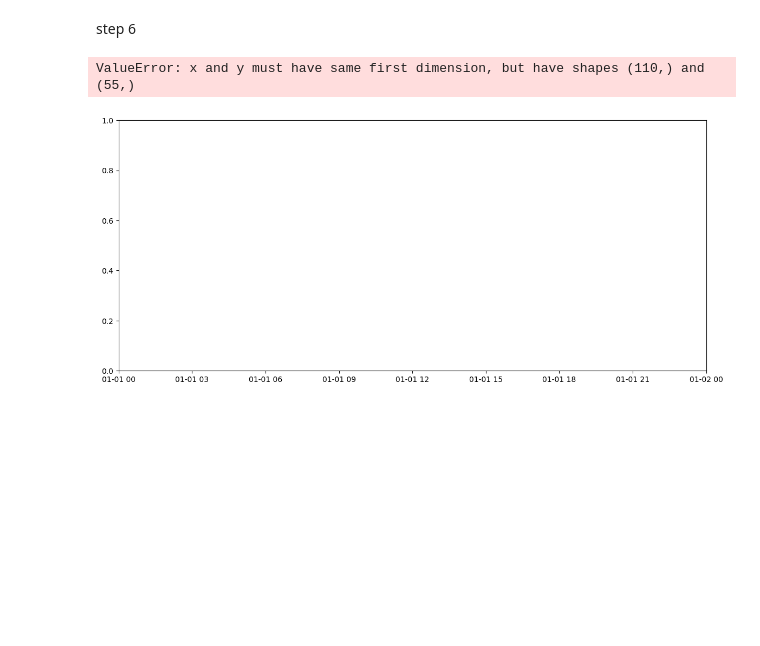
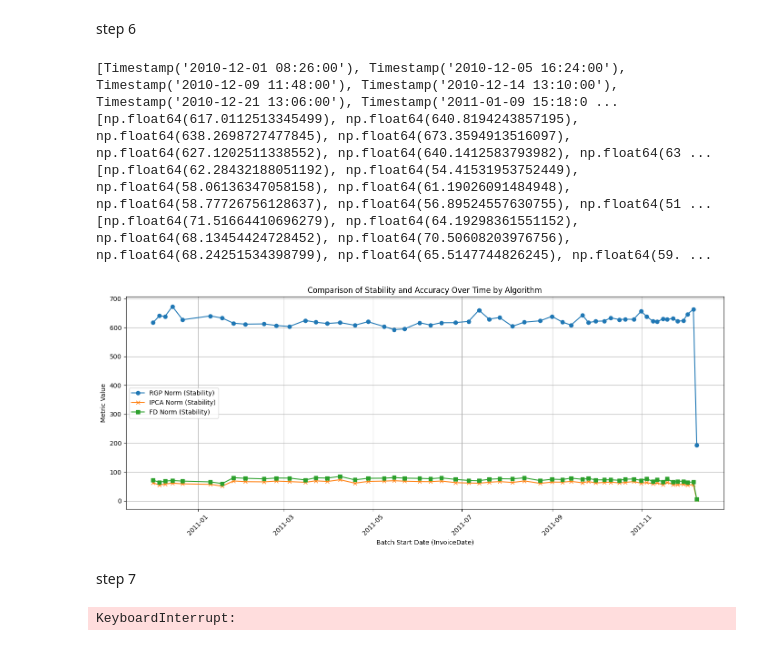
Before and after one commit to h-a-bhsht/data_mining, a Jupyter notebook: data1.ipynb, the cells around one changed output. Drawn from its saved outputs; the diff is of its cells as text; code cells hidden in the pictures; blank space fills up the shorter version.

Commit message:
step 7 , first try

```diff
--- a/data1.ipynb
+++ b/data1.ipynb
@@ -179,7 +179,7 @@ for idx,batch in enumerate(batches):
   #print(f"Batch {idx+1}: Shape={ipca_result.shape}, Frobenius={norm(X - re_ipca, 'fro')}, MSE={np.mean((X - re_ipca) ** 2)}, ExplainedVar={explained_var}")
   ipca_norms.append(norm(X - re_ipca, 'fro'))
   ipca_mse.append(np.mean((X - re_ipca) ** 2))
-  invoice_dates.append(explained_var)
+  #invoice_dates.append(explained_var)
 
 
   l = 50
@@ -188,32 +188,82 @@ for idx,batch in enumerate(batches):
   for i in range(n):
     a = X[i,:].reshape(1, -1)
     fd = np.vstack((fd, a))
     U, S, Vt = np.linalg.svd(fd, full_matrices=False)
     delta = S[l-1]**2
     S = np.sqrt(np.maximum(S**2 - delta, 0))
     fd = np.diag(S) @ Vt
     fd = fd[:l, :]
     fd_result = X @ fd.T
   re_fd = fd_result @ np.linalg.pinv(fd).T
   #print(f"Batch {idx+1}: Shape={fd_result.shape}, Frobenius={norm(X - re_fd, 'fro')}, MSE={np.mean((X - re_fd) ** 2)}, ExplainedVar=Not Applicable")
   fd_norms.append(norm(X - re_fd, 'fro'))
   fd_mse.append(np.mean((X - re_fd) ** 2))
 
 plt.figure(figsize=(14, 6))
+print(invoice_dates[:10])
+print(rgp_norms[:10])
+print(ipca_norms[:10])
+print(fd_norms[:10])
 plt.plot(invoice_dates, rgp_norms, marker='o', label='RGP Norm (Stability)')
 plt.plot(invoice_dates, ipca_norms, marker='x', label='IPCA Norm (Stability)')
 plt.plot(invoice_dates, fd_norms, marker='s', label='FD Norm (Stability)')
 # plt.plot(invoice_dates, rgp_mse, marker='o', linestyle='--', label='RGP MSE (Accuracy)')
 # plt.plot(invoice_dates, ipca_mse, marker='x', linestyle='--', label='IPCA MSE (Accuracy)')
 # plt.plot(invoice_dates, fd_mse, marker='s', linestyle='--', label='FD MSE (Accuracy)')
 plt.title('Comparison of Stability and Accuracy Over Time by Algorithm')
 plt.xlabel('Batch Start Date (InvoiceDate)')
 plt.ylabel('Metric Value')
 plt.legend(loc='best')
 plt.xticks(rotation=45)
 plt.grid(True)
 plt.tight_layout()
 plt.show()
 # %% [output]
-ValueError: x and y must have same first dimension, but have shapes (110,) and (55,)
+[Timestamp('2010-12-01 08:26:00'), Timestamp('2010-12-05 16:24:00'), Timestamp('2010-12-09 11:48:00'), Timestamp('2010-12-14 13:10:00'), Timestamp('2010-12-21 13:06:00'), Timestamp('2011-01-09 15:18:0 ...
+[np.float64(617.0112513345499), np.float64(640.8194243857195), np.float64(638.2698727477845), np.float64(673.3594913516097), np.float64(627.1202511338552), np.float64(640.1412583793982), np.float64(63 ...
+[np.float64(62.28432188051192), np.float64(54.41531953752449), np.float64(58.06136347058158), np.float64(61.19026091484948), np.float64(58.77726756128637), np.float64(56.89524557630755), np.float64(51 ...
+[np.float64(71.51664410696279), np.float64(64.19298361551152), np.float64(68.13454424728452), np.float64(70.50608203976756), np.float64(68.24251534398799), np.float64(65.5147744826245), np.float64(59. ...
-[figure, old version]
+[figure, new version]
+# %% [markdown]
+step 7
+# %%
+import pandas as pd
+import numpy as np
+from sklearn.random_projection import GaussianRandomProjection
+from sklearn.decomposition import IncrementalPCA
+from numpy.linalg import norm
+import matplotlib.pyplot as plt
+from mlxtend.frequent_patterns import apriori, fpgrowth
+from mlxtend.frequent_patterns import association_rules
+import time
+
+df = pd.read_excel('Online Retail.xlsx')
+df_sorted = df.sort_values('InvoiceDate')
+binary_matrix = pd.crosstab(df_sorted['InvoiceNo'], df_sorted['StockCode'])
+binary_matrix = (binary_matrix > 0).astype(int)
+
+
+min_support = 0.01  # At least 1% of transactions
+
+start_time = datetime.now(UTC)
+frequent_itemsets_apriori = apriori(binary_matrix, min_support=min_support, use_colnames=True)
+apriori_time = datetime.now(UTC) - start_time
+
+print("\n=== APRIORI RESULTS ===")
+print(f"Runtime: {apriori_time:.4f} seconds")
+print("Top frequent itemsets:")
+print(frequent_itemsets_apriori.sort_values(by="support", ascending=False).head(10))
+
+# ---------------------------
+# 3. FP-Growth Algorithm
+# ---------------------------
+start_time = datetime.now(UTC)
+frequent_itemsets_fpgrowth = fpgrowth(binary_matrix, min_support=min_support, use_colnames=True)
+fpgrowth_time = datetime.now(UTC) - start_time
+
+print("\n=== FP-GROWTH RESULTS ===")
+print(f"Runtime: {fpgrowth_time:.4f} seconds")
+print("Top frequent itemsets:")
+print(frequent_itemsets_fpgrowth.sort_values(by="support", ascending=False).head(10))
+# %% [output]
+KeyboardInterrupt:
```
